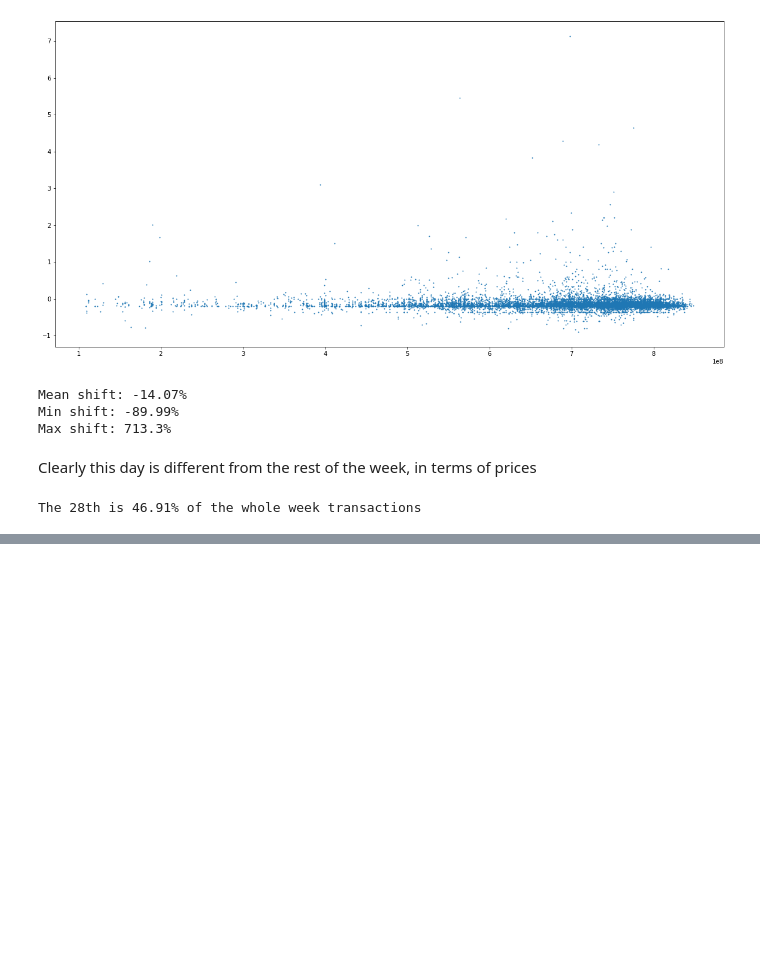
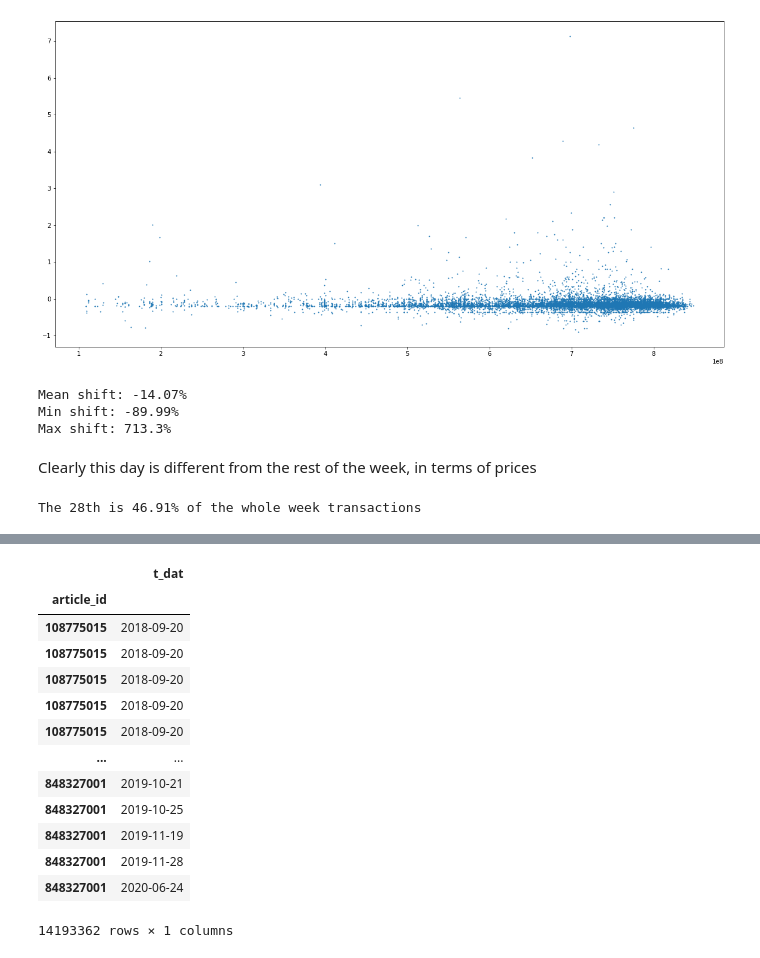
Before and after one commit to Vechus/h-m-recsys-competition, a Jupyter notebook: SalesEDA/data analysis 23-09-2019 to 30-09-2019.ipynb, the cells around one changed output, grey strips where cells are left out. Drawn from its saved outputs; the diff is of its cells as text; code cells hidden in the pictures; blank space fills up the shorter version.

```diff
--- a/SalesEDA/data analysis 23-09-2019 to 30-09-2019.ipynb
+++ b/SalesEDA/data analysis 23-09-2019 to 30-09-2019.ipynb
@@ -191,0 +215,18 @@ The 28th is 46.91% of the whole week transactions
+# %%
+result_join = modified_peak_df.join(modified_df.set_index('article_id'), how='inner', lsuffix='_o', rsuffix='_p')
+result_join
+# %% [output]
+|  | t_dat |
+| article_id |  |
+| 108775015 | 2018-09-20 |
+| 108775015 | 2018-09-20 |
+| 108775015 | 2018-09-20 |
+| 108775015 | 2018-09-20 |
+| 108775015 | 2018-09-20 |
+| ... | ... |
+| 848327001 | 2019-10-21 |
+| 848327001 | 2019-10-25 |
+| 848327001 | 2019-11-19 |
+| 848327001 | 2019-11-28 |
+| 848327001 | 2020-06-24 |
+14193362 rows × 1 columns
```
Also changed, not shown: parts of 9 cells of this notebook.
